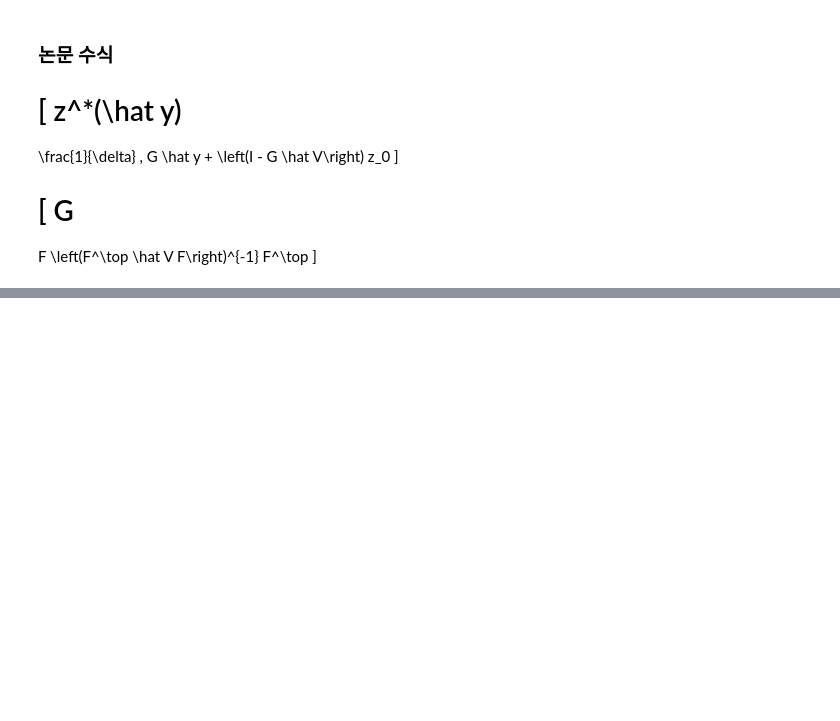
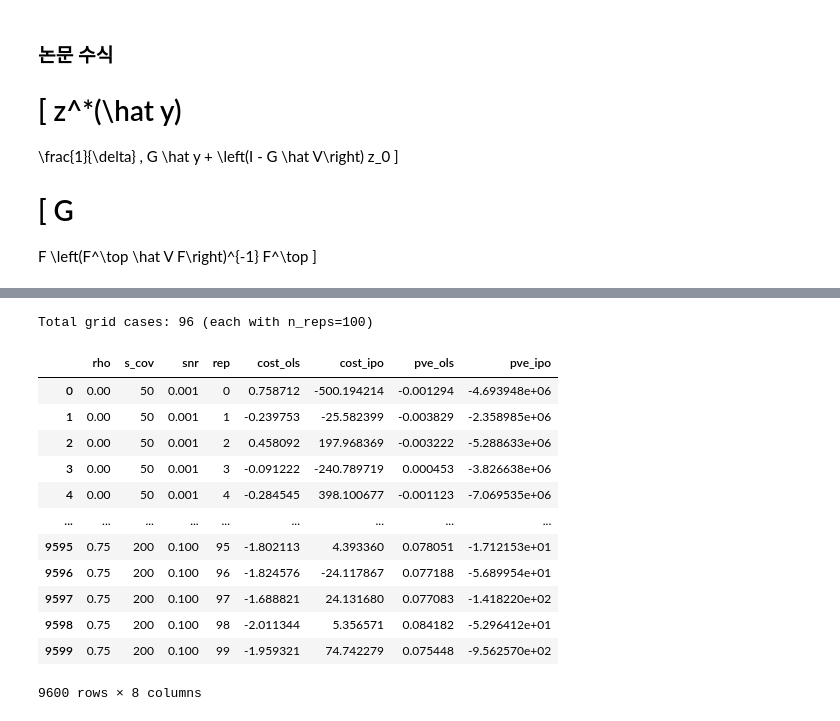
Before and after one commit to taekyounglee1224/cvxpy-portfolio-lab, a Jupyter notebook: IP-MVO/sim1.ipynb, the cells around one changed output, grey strips where cells are left out. Saved outputs shown, nothing was run; the diff lists cells and outputs as text; code cells hidden in the pictures; blank space fills up the shorter version.

```diff
--- a/IP-MVO/sim1.ipynb
+++ b/IP-MVO/sim1.ipynb
@@ -337 +326,63 @@ df
 96 rows × 9 columns
+# %%
+
+def run_sim1_grid_raw(cfg, device="cpu", base_seed=0):
+    rows = []
+
+    grid = list(itertools.product(cfg["rho_grid"], cfg["s_grid"], cfg["snr_grid"]))
+    total_cases = len(grid)
+    print(f"Total grid cases: {total_cases} (each with n_reps={cfg['n_reps']})")
+
+    for rho, s_cov, snr in tqdm(grid, total=total_cases, desc="Grid Progress (raw)"):
+        for rep in range(cfg["n_reps"]):
+            seed = base_seed + rep
+
+            # (i)~(v)
+            V, Vhat, theta0, x_tr, y_tr, x_te, y_te, tau = generate_sim1(
+                cfg=cfg, rho=rho, snr=snr, s_cov=s_cov, seed=seed, device=device
+            )
+
+            # (vi)
+            theta_ols = fit_ols_univariate(x_tr, y_tr)
+            theta_ipo = fit_ipo_eq(x_tr, y_tr, V, Vhat, delta=cfg["delta"])
+
+            # (vii)
+            yhat_ols = predict_univariate(x_te, theta_ols)
+            yhat_ipo = predict_univariate(x_te, theta_ipo)
+
+            z_ols = mvo_eq(yhat_ols, Vhat, delta=cfg["delta"])
+            z_ipo = mvo_eq(yhat_ipo, Vhat, delta=cfg["delta"])
+
+            # (viii)
+            c_ols = decision_cost(z_ols, y_te, V, delta=cfg["delta"]).mean().item()
+            c_ipo = decision_cost(z_ipo, y_te, V, delta=cfg["delta"]).mean().item()
+
+            p_ols = pve_loss(y_te, yhat_ols)
+            p_ipo = pve_loss(y_te, yhat_ipo)
+
+            rows.append({
+                "rho": rho, "s_cov": s_cov, "snr": snr, "rep": rep,
+                "cost_ols": c_ols, "cost_ipo": c_ipo,
+                "pve_ols": p_ols, "pve_ipo": p_ipo,
+            })
+
+    return pd.DataFrame(rows)
+
+# 실행
+df_raw = run_sim1_grid_raw(SIM1_CFG, device="cpu", base_seed=42)
+df_raw
+# %% [output]
+Total grid cases: 96 (each with n_reps=100)
+|  | rho | s_cov | snr | rep | cost_ols | cost_ipo | pve_ols | pve_ipo |
+| 0 | 0.00 | 50 | 0.001 | 0 | 0.758712 | -500.194214 | -0.001294 | -4.693948e+06 |
+| 1 | 0.00 | 50 | 0.001 | 1 | -0.239753 | -25.582399 | -0.003829 | -2.358985e+06 |
+| 2 | 0.00 | 50 | 0.001 | 2 | 0.458092 | 197.968369 | -0.003222 | -5.288633e+06 |
+| 3 | 0.00 | 50 | 0.001 | 3 | -0.091222 | -240.789719 | 0.000453 | -3.826638e+06 |
+| 4 | 0.00 | 50 | 0.001 | 4 | -0.284545 | 398.100677 | -0.001123 | -7.069535e+06 |
+| ... | ... | ... | ... | ... | ... | ... | ... | ... |
+| 9595 | 0.75 | 200 | 0.100 | 95 | -1.802113 | 4.393360 | 0.078051 | -1.712153e+01 |
+| 9596 | 0.75 | 200 | 0.100 | 96 | -1.824576 | -24.117867 | 0.077188 | -5.689954e+01 |
+| 9597 | 0.75 | 200 | 0.100 | 97 | -1.688821 | 24.131680 | 0.077083 | -1.418220e+02 |
+| 9598 | 0.75 | 200 | 0.100 | 98 | -2.011344 | 5.356571 | 0.084182 | -5.296412e+01 |
+| 9599 | 0.75 | 200 | 0.100 | 99 | -1.959321 | 74.742279 | 0.075448 | -9.562570e+02 |
+9600 rows × 8 columns
```
Also changed, not shown: parts of 9 cells of this notebook.
